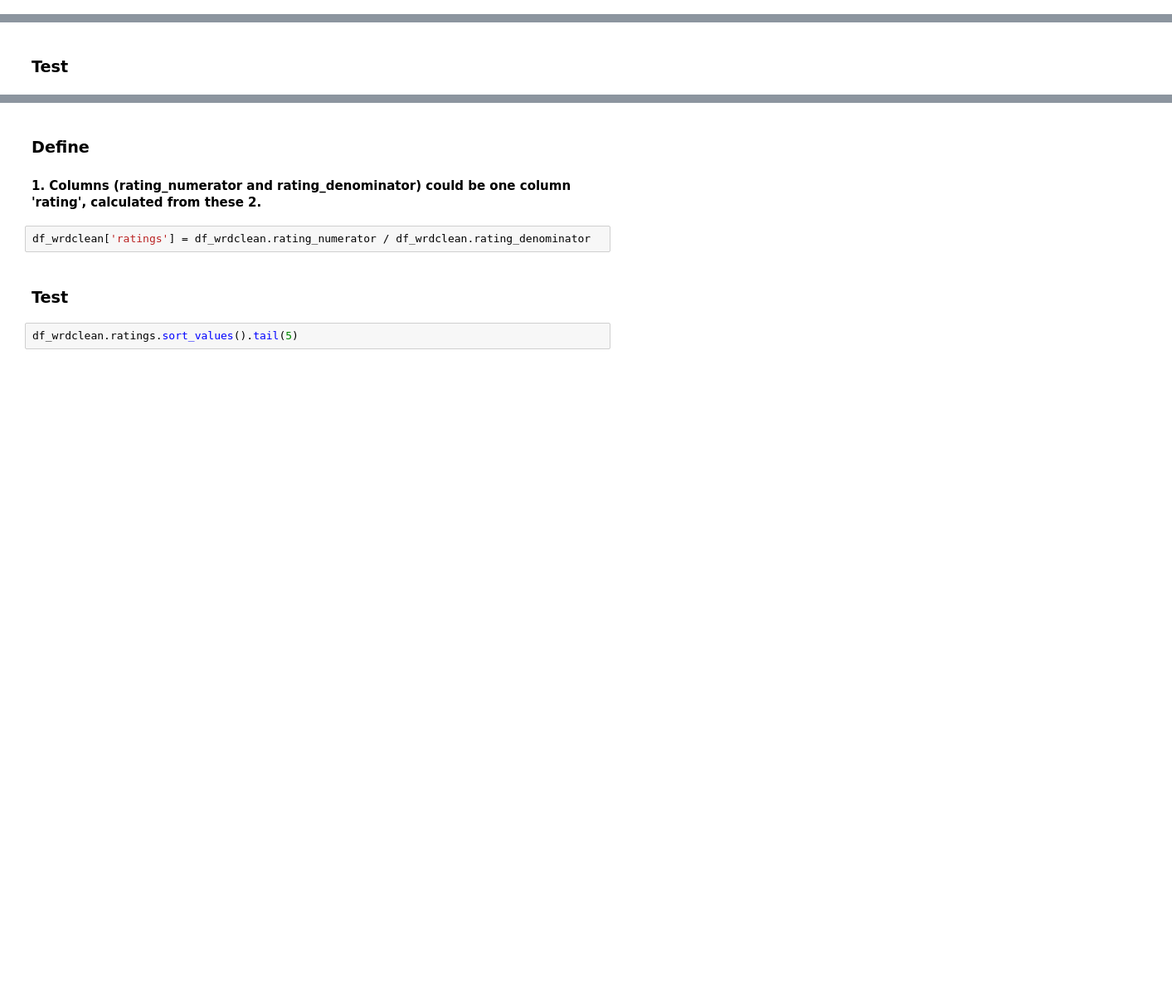
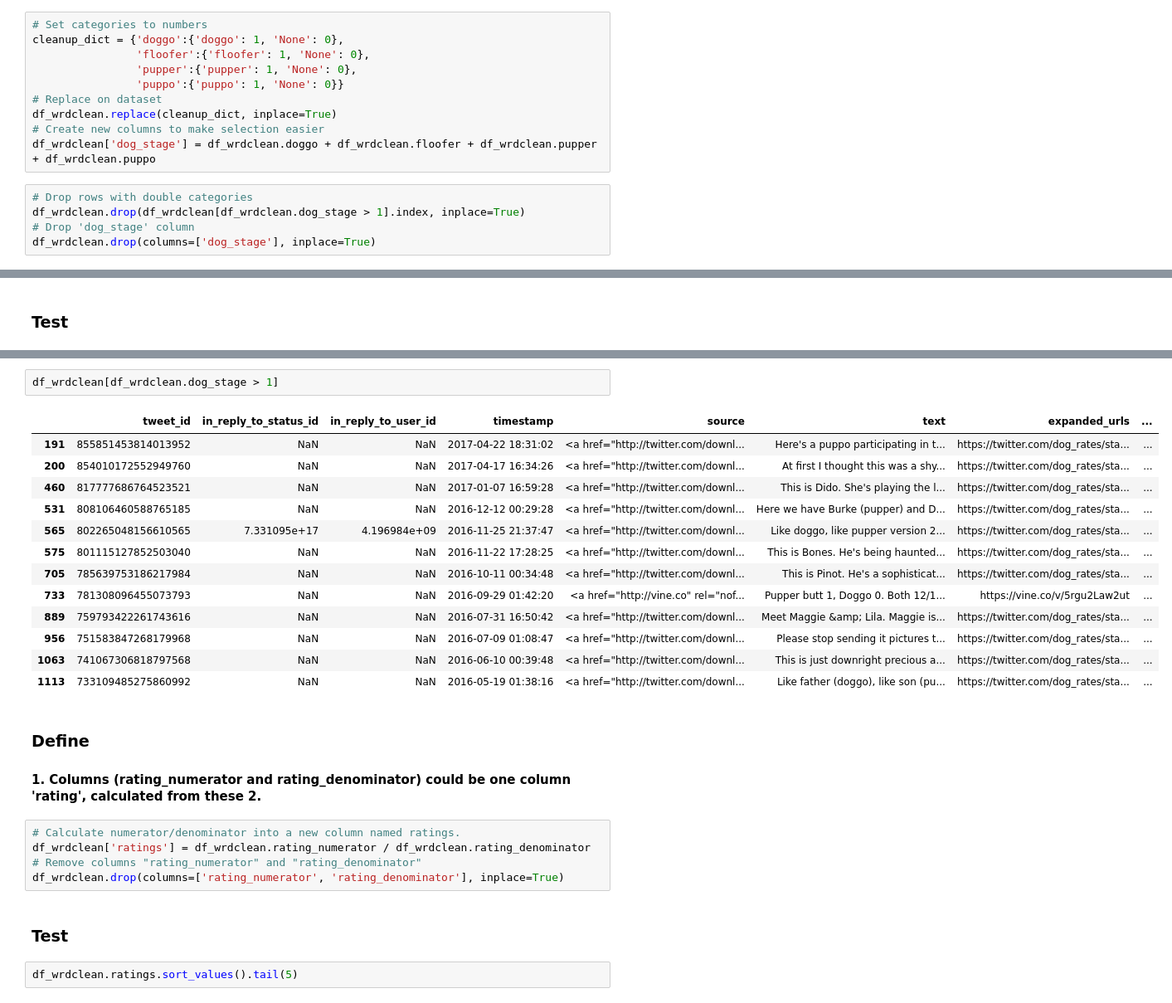
Before and after one commit to barrosr/udacity_ds2, a Jupyter notebook: wrangle_act.ipynb, the cells around one changed output, grey strips where cells are left out. Shown at 83% size. Cells and saved outputs as stored; diff of their text form; blank space fills up the shorter version.

```diff
--- a/wrangle_act.ipynb
+++ b/wrangle_act.ipynb
@@ -328,0 +337,15 @@ memory usage: 248.1+ KB
+# %%
+# Set categories to numbers
+cleanup_dict = {'doggo':{'doggo': 1, 'None': 0},
+                'floofer':{'floofer': 1, 'None': 0},
+                'pupper':{'pupper': 1, 'None': 0},
+                'puppo':{'puppo': 1, 'None': 0}}
+# Replace on dataset
+df_wrdclean.replace(cleanup_dict, inplace=True)
+# Create new columns to make selection easier
+df_wrdclean['dog_stage'] = df_wrdclean.doggo + df_wrdclean.floofer + df_wrdclean.pupper + df_wrdclean.puppo
+# %%
+# Drop rows with double categories
+df_wrdclean.drop(df_wrdclean[df_wrdclean.dog_stage > 1].index, inplace=True)
+# Drop 'dog_stage' column
+df_wrdclean.drop(columns=['dog_stage'], inplace=True)
@@ -395,8 +415,27 @@ df_wrdclean
+# %%
+df_wrdclean[df_wrdclean.dog_stage > 1]
+# %% [output]
+|  | tweet_id | in_reply_to_status_id | in_reply_to_user_id | timestamp | source | text | expanded_urls | ... |
+| 191 | 855851453814013952 | NaN | NaN | 2017-04-22 18:31:02 | <a href="http://twitter.com/downl... | Here's a puppo participating in t... | https://twitter.com/dog_rates/sta... | ... |
+| 200 | 854010172552949760 | NaN | NaN | 2017-04-17 16:34:26 | <a href="http://twitter.com/downl... | At first I thought this was a shy... | https://twitter.com/dog_rates/sta... | ... |
+| 460 | 817777686764523521 | NaN | NaN | 2017-01-07 16:59:28 | <a href="http://twitter.com/downl... | This is Dido. She's playing the l... | https://twitter.com/dog_rates/sta... | ... |
+| 531 | 808106460588765185 | NaN | NaN | 2016-12-12 00:29:28 | <a href="http://twitter.com/downl... | Here we have Burke (pupper) and D... | https://twitter.com/dog_rates/sta... | ... |
+| 565 | 802265048156610565 | 7.331095e+17 | 4.196984e+09 | 2016-11-25 21:37:47 | <a href="http://twitter.com/downl... | Like doggo, like pupper version 2... | https://twitter.com/dog_rates/sta... | ... |
+| 575 | 801115127852503040 | NaN | NaN | 2016-11-22 17:28:25 | <a href="http://twitter.com/downl... | This is Bones. He's being haunted... | https://twitter.com/dog_rates/sta... | ... |
+| 705 | 785639753186217984 | NaN | NaN | 2016-10-11 00:34:48 | <a href="http://twitter.com/downl... | This is Pinot. He's a sophisticat... | https://twitter.com/dog_rates/sta... | ... |
+| 733 | 781308096455073793 | NaN | NaN | 2016-09-29 01:42:20 | <a href="http://vine.co" rel="nof... | Pupper butt 1, Doggo 0. Both 12/1... | https://vine.co/v/5rgu2Law2ut | ... |
+| 889 | 759793422261743616 | NaN | NaN | 2016-07-31 16:50:42 | <a href="http://twitter.com/downl... | Meet Maggie &amp; Lila. Maggie is... | https://twitter.com/dog_rates/sta... | ... |
+| 956 | 751583847268179968 | NaN | NaN | 2016-07-09 01:08:47 | <a href="http://twitter.com/downl... | Please stop sending it pictures t... | https://twitter.com/dog_rates/sta... | ... |
+| 1063 | 741067306818797568 | NaN | NaN | 2016-06-10 00:39:48 | <a href="http://twitter.com/downl... | This is just downright precious a... | https://twitter.com/dog_rates/sta... | ... |
+| 1113 | 733109485275860992 | NaN | NaN | 2016-05-19 01:38:16 | <a href="http://twitter.com/downl... | Like father (doggo), like son (pu... | https://twitter.com/dog_rates/sta... | ... |
 # %% [markdown]
 ### Define
 #### 1. Columns (rating_numerator and rating_denominator) could be one column 'rating', calculated from these 2.
-# %%
-df_wrdclean['ratings'] = df_wrdclean.rating_numerator / df_wrdclean.rating_denominator
+# %%
+# Calculate numerator/denominator into a new column named ratings.
+df_wrdclean['ratings'] = df_wrdclean.rating_numerator / df_wrdclean.rating_denominator
+# Remove columns "rating_numerator" and "rating_denominator"
+df_wrdclean.drop(columns=['rating_numerator', 'rating_denominator'], inplace=True)
 # %% [markdown]
 ### Test
 # %%
```
Also changed, not shown: parts of 17 cells of this notebook.
